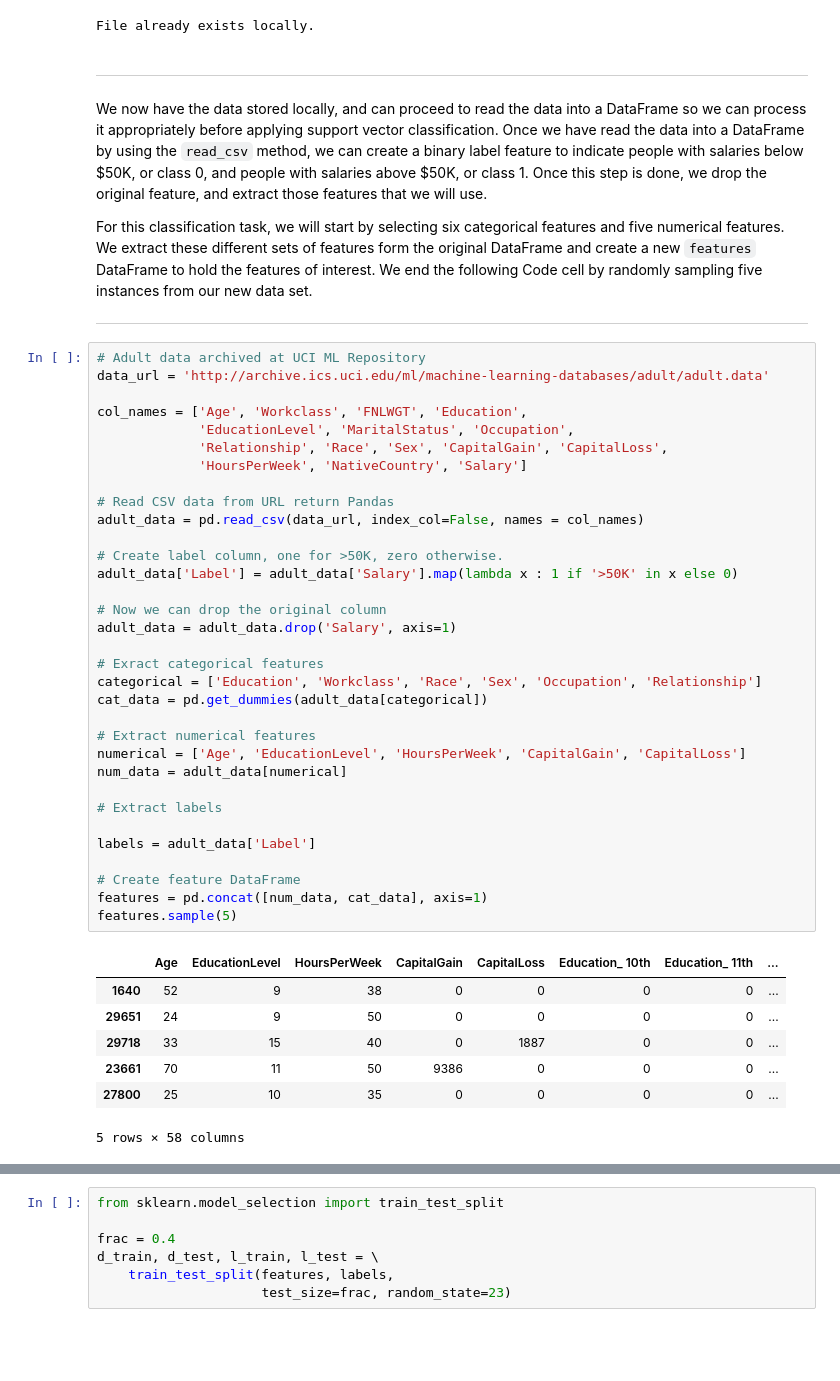
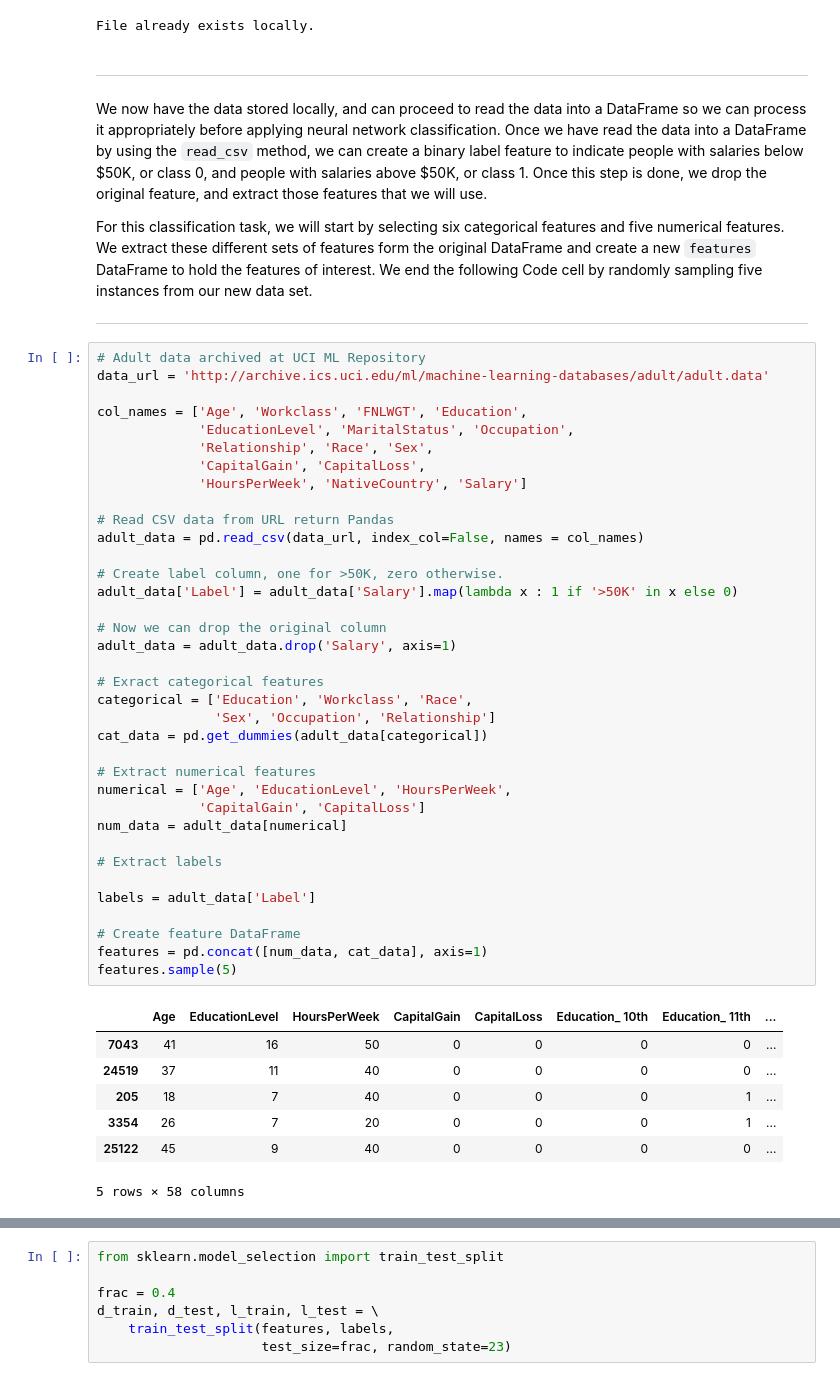
Before and after one commit to liweiweng/accy571-fa17, a Jupyter notebook: Module4/notebooks/intro2nn.ipynb, the cells around one changed output, grey strips where cells are left out. Drawn from its saved outputs; the diff is of its cells as text; blank space fills up the shorter version.

```diff
--- a/Module4/notebooks/intro2nn.ipynb
+++ b/Module4/notebooks/intro2nn.ipynb
@@ -470,7 +366,7 @@ File already exists locally.
 # %% [markdown]
 -----
 
-We now have the data stored locally, and can proceed to read the data into a DataFrame so we can process it appropriately before applying support vector classification. Once we have read the data into a DataFrame by using the `read_csv` method, we can create a binary label feature to indicate people with salaries below \$50K, or class 0, and people with salaries above \$50K, or class 1. Once this step is done, we drop the original feature, and extract those features that we will use.
+We now have the data stored locally, and can proceed to read the data into a DataFrame so we can process it appropriately before applying neural network classification. Once we have read the data into a DataFrame by using the `read_csv` method, we can create a binary label feature to indicate people with salaries below \$50K, or class 0, and people with salaries above \$50K, or class 1. Once this step is done, we drop the original feature, and extract those features that we will use.
 
 For this classification task, we will start by selecting six categorical features and five numerical features. We extract these different sets of features form the original DataFrame and create a new `features` DataFrame to hold the features of interest. We end the following Code cell by randomly sampling five instances from our new data set.
 
@@ -480,41 +376,44 @@ For this classification task, we will start by selecting six categorical feature
 data_url = 'http://archive.ics.uci.edu/ml/machine-learning-databases/adult/adult.data'
 
 col_names = ['Age', 'Workclass', 'FNLWGT', 'Education',
              'EducationLevel', 'MaritalStatus', 'Occupation',
-             'Relationship', 'Race', 'Sex', 'CapitalGain', 'CapitalLoss',
+             'Relationship', 'Race', 'Sex',
+             'CapitalGain', 'CapitalLoss',
              'HoursPerWeek', 'NativeCountry', 'Salary']
 
 # Read CSV data from URL return Pandas
 adult_data = pd.read_csv(data_url, index_col=False, names = col_names)
 
 # Create label column, one for >50K, zero otherwise.
 adult_data['Label'] = adult_data['Salary'].map(lambda x : 1 if '>50K' in x else 0)
 
 # Now we can drop the original column
 adult_data = adult_data.drop('Salary', axis=1)
 
 # Exract categorical features
-categorical = ['Education', 'Workclass', 'Race', 'Sex', 'Occupation', 'Relationship']
+categorical = ['Education', 'Workclass', 'Race',
+               'Sex', 'Occupation', 'Relationship']
 cat_data = pd.get_dummies(adult_data[categorical])
 
 # Extract numerical features
-numerical = ['Age', 'EducationLevel', 'HoursPerWeek', 'CapitalGain', 'CapitalLoss']
+numerical = ['Age', 'EducationLevel', 'HoursPerWeek',
+             'CapitalGain', 'CapitalLoss']
 num_data = adult_data[numerical]
 
 # Extract labels
 
 labels = adult_data['Label']
 
 # Create feature DataFrame
 features = pd.concat([num_data, cat_data], axis=1)
 features.sample(5)
 # %% [output]
 |  | Age | EducationLevel | HoursPerWeek | CapitalGain | CapitalLoss | Education_ 10th | Education_ 11th | ... |
-| 1640 | 52 | 9 | 38 | 0 | 0 | 0 | 0 | ... |
-| 29651 | 24 | 9 | 50 | 0 | 0 | 0 | 0 | ... |
-| 29718 | 33 | 15 | 40 | 0 | 1887 | 0 | 0 | ... |
-| 23661 | 70 | 11 | 50 | 9386 | 0 | 0 | 0 | ... |
-| 27800 | 25 | 10 | 35 | 0 | 0 | 0 | 0 | ... |
+| 7043 | 41 | 16 | 50 | 0 | 0 | 0 | 0 | ... |
+| 24519 | 37 | 11 | 40 | 0 | 0 | 0 | 0 | ... |
+| 205 | 18 | 7 | 40 | 0 | 0 | 0 | 1 | ... |
+| 3354 | 26 | 7 | 20 | 0 | 0 | 0 | 1 | ... |
+| 25122 | 45 | 9 | 40 | 0 | 0 | 0 | 0 | ... |
 5 rows × 58 columns
 # %% [markdown]
 -----
```
Also changed, not shown: parts of 56 cells of this notebook, 4 other files.
